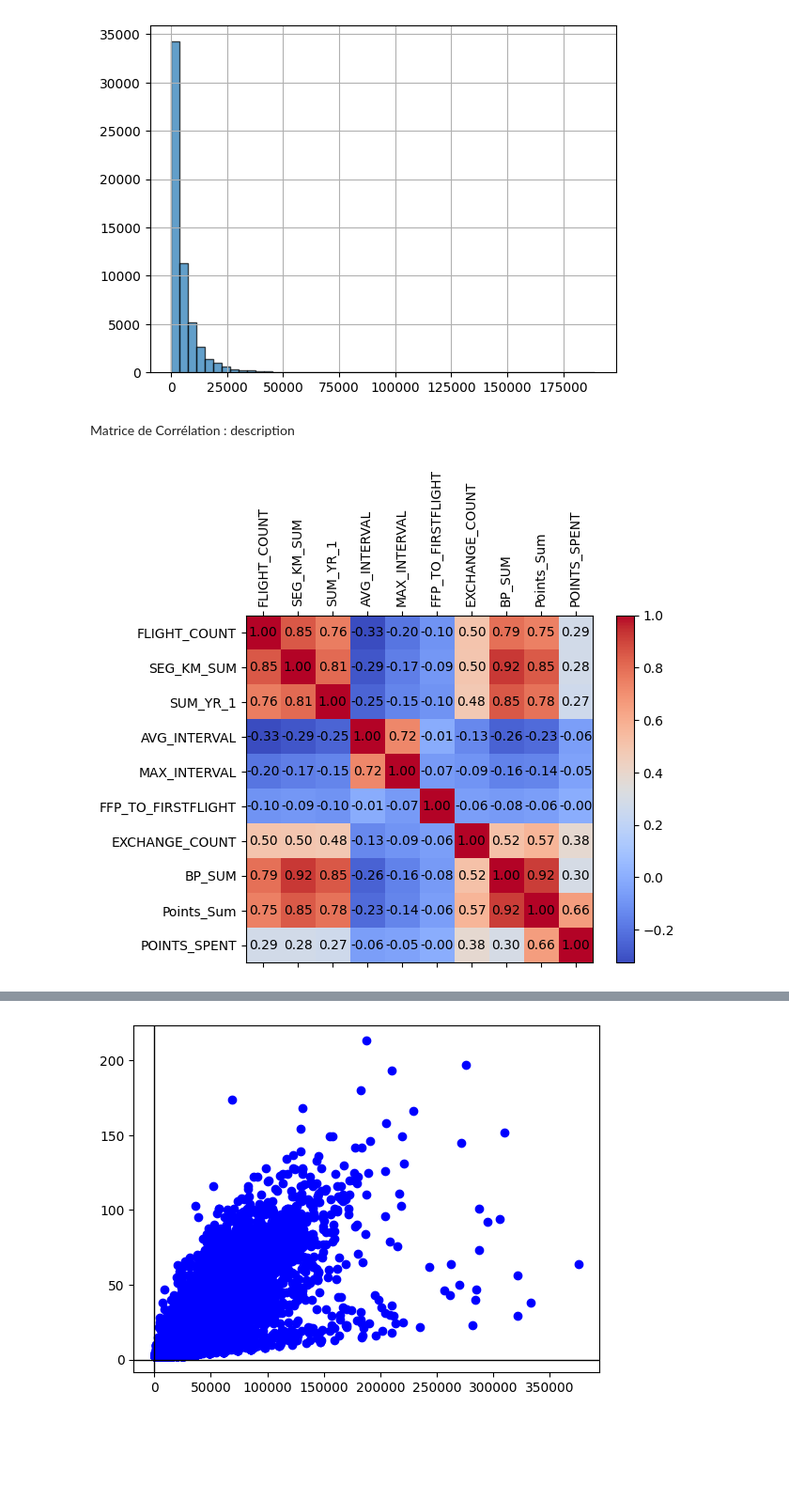
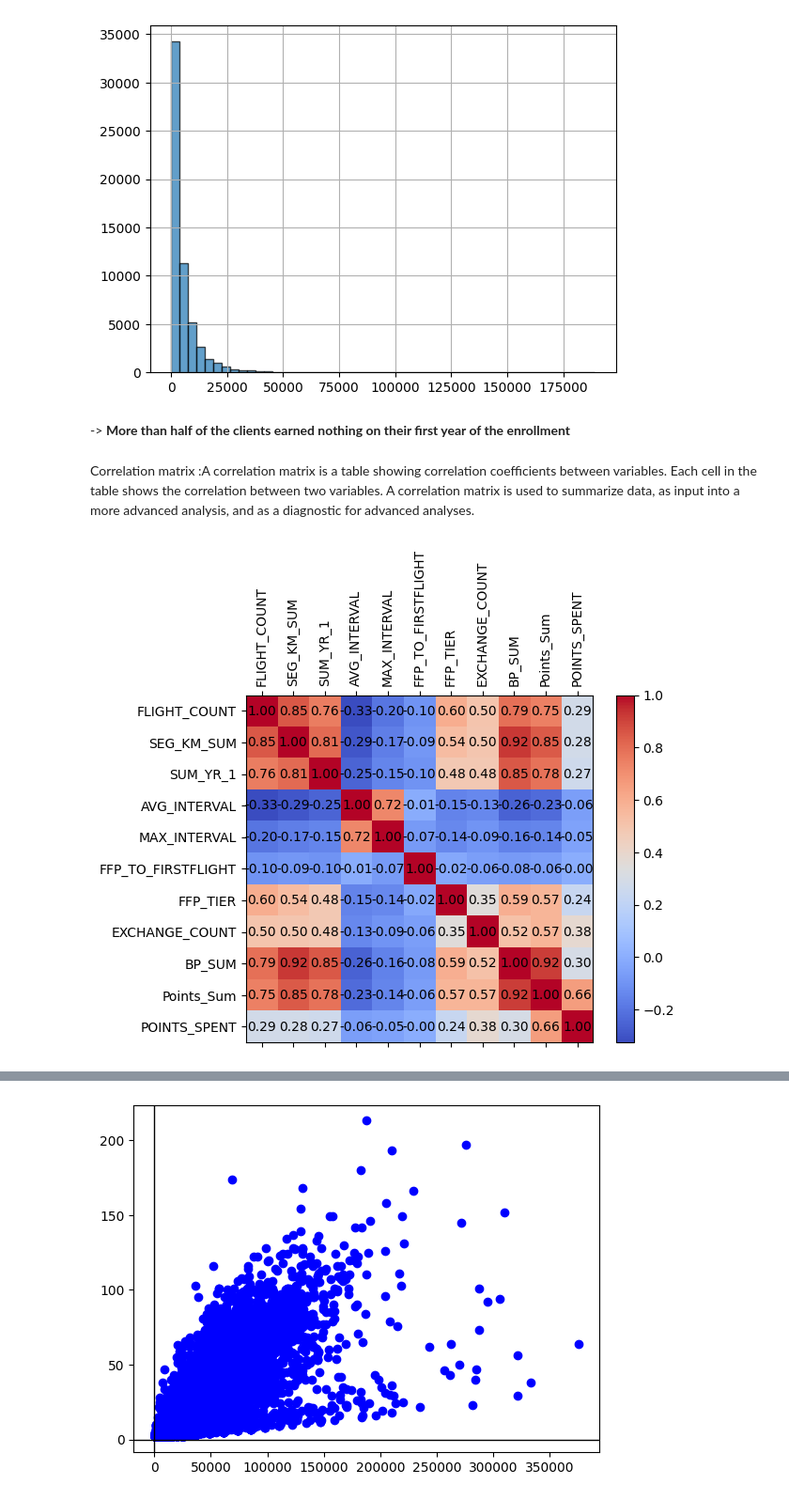
Before and after one commit to achrafzahid/TheFetcher, a Jupyter notebook: TheFetcher.ipynb, the cells around one changed output, grey strips where cells are left out. Shown at 94% size. Saved outputs shown, nothing was run; the diff lists cells and outputs as text; code cells hidden in the pictures; blank space fills up the shorter version.

```diff
--- a/TheFetcher.ipynb
+++ b/TheFetcher.ipynb
@@ -385,21 +410,24 @@ Histogramme : description
 Histogramme(data["SUM_YR_1"], 50, "", "", "")
 # %% [output]
 [figure]
+# %% [markdown]
+ -> **More than half of the clients earned nothing on their first year of the enrollment**
 # %% [markdown]
-Matrice de Corrélation : description
+Correlation matrix :A correlation matrix is a table showing correlation coefficients between variables. Each cell in the table shows the correlation between two variables. A correlation matrix is used to summarize data, as input into a more advanced analysis, and as a diagnostic for advanced analyses.
 # %%
 CorrelationData = pd.concat([data["FLIGHT_COUNT"],
                              data["SEG_KM_SUM"],
                              data["SUM_YR_1"],
                              data["AVG_INTERVAL"],
                              data["MAX_INTERVAL"],
                              data["FFP_TO_FIRSTFLIGHT"],
+                             data["FFP_TIER"],
                              data["EXCHANGE_COUNT"],
                              data["BP_SUM"],
                              data["Points_Sum"],
                              data["POINTS_SPENT"]],axis=1)
 
 Heatmap(CorrelationData.corr(), CorrelationData.columns, CorrelationData.columns)
 # sb.pairplot(CorrelationData)
 # %% [output]
-[figure, old version]
+[figure, new version]
```
Also changed, not shown: parts of 38 cells of this notebook.
